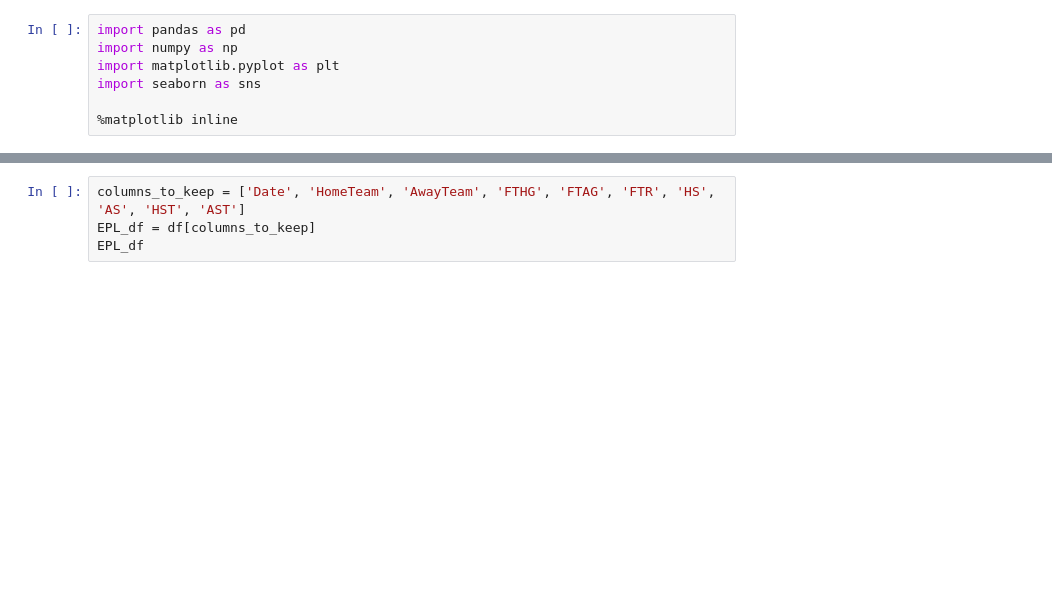
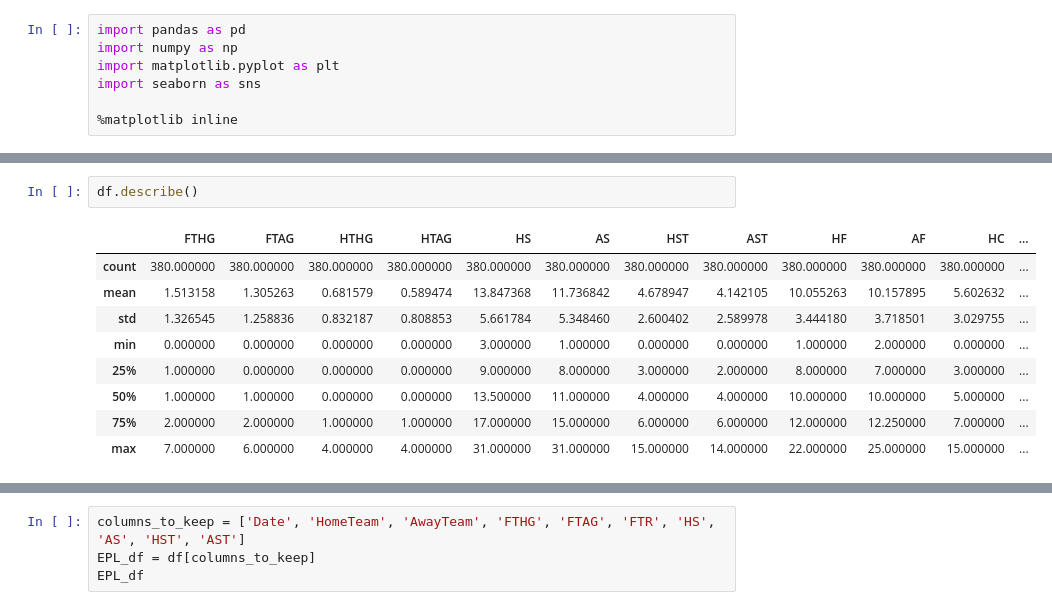
Before and after one commit to connie-zqq/LemonBalm_ManU_Data_Mining, a Jupyter notebook: ManU_Data_Mining.ipynb, the cells around one changed output, grey strips where cells are left out. Saved outputs shown, nothing was run; the diff lists cells and outputs as text; blank space fills up the shorter version.

```diff
--- a/ManU_Data_Mining.ipynb
+++ b/ManU_Data_Mining.ipynb
@@ -33,0 +234,12 @@ df
+# %%
+df.describe()
+# %% [output]
+|  | FTHG | FTAG | HTHG | HTAG | HS | AS | HST | AST | HF | AF | HC | ... |
+| count | 380.000000 | 380.000000 | 380.000000 | 380.000000 | 380.000000 | 380.000000 | 380.000000 | 380.000000 | 380.000000 | 380.000000 | 380.000000 | ... |
+| mean | 1.513158 | 1.305263 | 0.681579 | 0.589474 | 13.847368 | 11.736842 | 4.678947 | 4.142105 | 10.055263 | 10.157895 | 5.602632 | ... |
+| std | 1.326545 | 1.258836 | 0.832187 | 0.808853 | 5.661784 | 5.348460 | 2.600402 | 2.589978 | 3.444180 | 3.718501 | 3.029755 | ... |
+| min | 0.000000 | 0.000000 | 0.000000 | 0.000000 | 3.000000 | 1.000000 | 0.000000 | 0.000000 | 1.000000 | 2.000000 | 0.000000 | ... |
+| 25% | 1.000000 | 0.000000 | 0.000000 | 0.000000 | 9.000000 | 8.000000 | 3.000000 | 2.000000 | 8.000000 | 7.000000 | 3.000000 | ... |
+| 50% | 1.000000 | 1.000000 | 0.000000 | 0.000000 | 13.500000 | 11.000000 | 4.000000 | 4.000000 | 10.000000 | 10.000000 | 5.000000 | ... |
+| 75% | 2.000000 | 2.000000 | 1.000000 | 1.000000 | 17.000000 | 15.000000 | 6.000000 | 6.000000 | 12.000000 | 12.250000 | 7.000000 | ... |
+| max | 7.000000 | 6.000000 | 4.000000 | 4.000000 | 31.000000 | 31.000000 | 15.000000 | 14.000000 | 22.000000 | 25.000000 | 15.000000 | ... |
```
Also changed, not shown: parts of 28 cells of this notebook, 9 other files.
